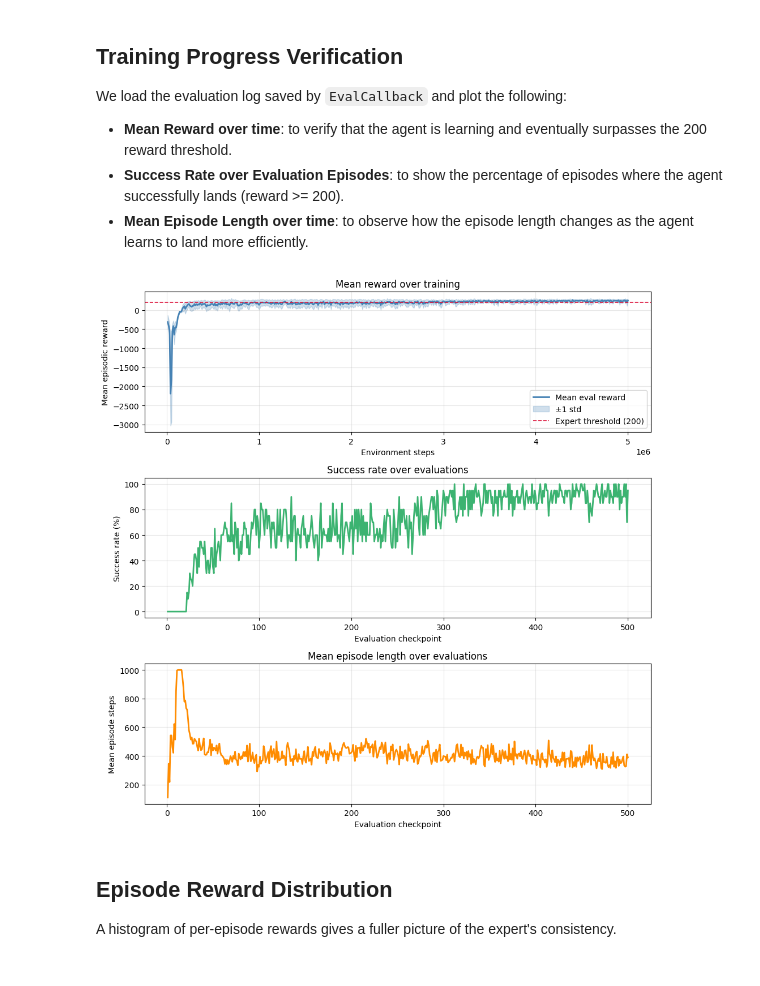
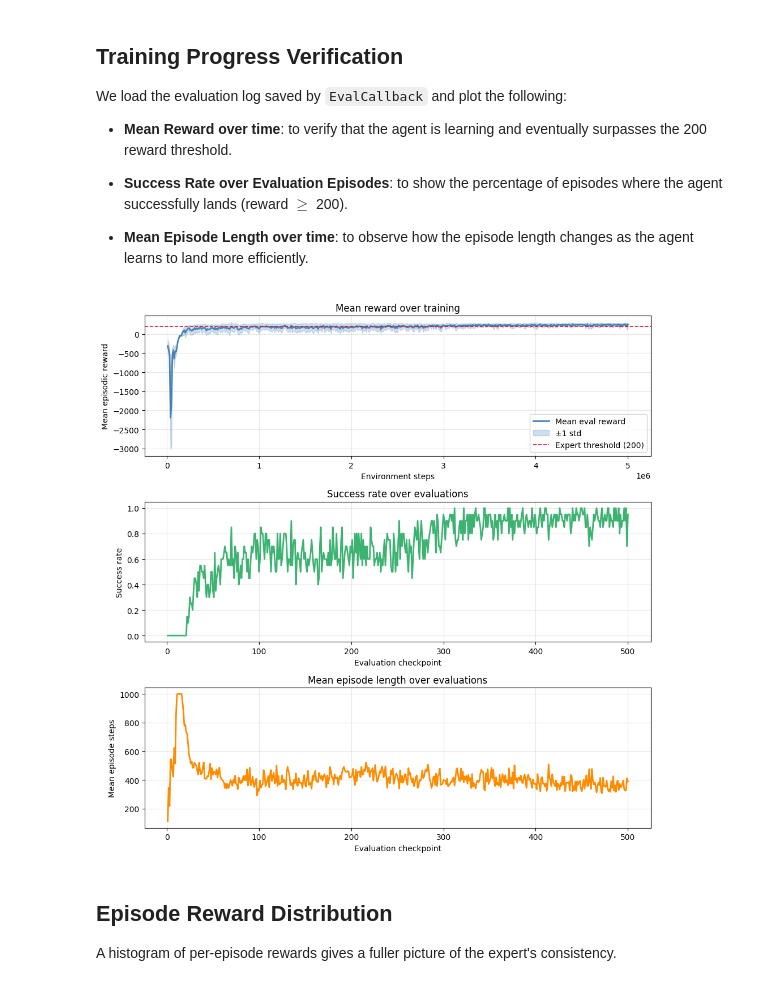
Before and after one commit to TalHibner/reinforcement-learning-imitation-learning-Assignment1, a Jupyter notebook: assignment1.ipynb, the cells around one changed output. Saved outputs shown, nothing was run; the diff lists cells and outputs as text; code cells hidden in the pictures.

```diff
--- a/assignment1.ipynb
+++ b/assignment1.ipynb
@@ -132,49 +121,49 @@ eval_env.close()
 ## Training Progress Verification
 
 We load the evaluation log saved by `EvalCallback` and plot the following:
+
 - **Mean Reward over time**: to verify that the agent is learning and eventually surpasses the 200 reward threshold.
-- **Success Rate over Evaluation Episodes**: to show the percentage of episodes where the agent successfully lands (reward >= 200).
+
+- **Success Rate over Evaluation Episodes**: to show the percentage of episodes where the agent successfully lands (reward $\geq$ 200).
+
 - **Mean Episode Length over time**: to observe how the episode length changes as the agent learns to land more efficiently.
 # %%
-eval_log = np.load('logs/evaluations_5m.npz')
+eval_log = np.load("logs/5m/evaluations.npz")
 
-timesteps = eval_log['timesteps']
-mean_rewards = eval_log['results'].mean(axis=1)
-std_rewards = eval_log['results'].std(axis=1)
-success_rate = (eval_log['results'] >= 200).mean(axis=1) * 100
-mean_ep_len = eval_log['ep_lengths'].mean(axis=1)
+timesteps = eval_log["timesteps"]
+mean_rewards = eval_log["results"].mean(axis=1)
+std_rewards = eval_log["results"].std(axis=1)
+success_rate = (eval_log["results"] >= 200).mean(axis=1)
+mean_ep_len = eval_log["ep_lengths"].mean(axis=1)
 
 fig, axes = plt.subplots(3, 1, figsize=(10, 10))
 
 # Row 1: Training curve with confidence band
-axes[0].plot(timesteps, mean_rewards, label='Mean eval reward', color='steelblue', linewidth=2)
-axes[0].fill_between(timesteps,
-                     mean_rewards - std_rewards,
-                     mean_rewards + std_rewards,
-                     alpha=0.25, color='steelblue', label='±1 std')
-axes[0].axhline(200, color='crimson', linestyle='--', linewidth=1.2, label='Expert threshold (200)')
-axes[0].set_xlabel('Environment steps')
-axes[0].set_ylabel('Mean episodic reward')
-axes[0].set_title(f'Mean reward over training')
+axes[0].plot(timesteps, mean_rewards, label="Mean eval reward", color="steelblue", linewidth=2)
+axes[0].fill_between(timesteps, mean_rewards - std_rewards, mean_rewards + std_rewards, alpha=0.25, color="steelblue", label="±1 std")
+axes[0].axhline(200, color="crimson", linestyle="--", linewidth=1.2, label="Expert threshold (200)")
+axes[0].set_xlabel("Environment steps")
+axes[0].set_ylabel("Mean episodic reward")
+axes[0].set_title(f"Mean reward over training")
 axes[0].legend()
 axes[0].grid(True, alpha=0.3)
 
 # Row 2: Success rate
-axes[1].plot(np.arange(1, len(timesteps) + 1), success_rate, color='mediumseagreen', linewidth=2)
-axes[1].set_xlabel('Evaluation checkpoint')
-axes[1].set_ylabel('Success rate (%)')
-axes[1].set_title('Success rate over evaluations')
+axes[1].plot(np.arange(1, len(timesteps) + 1), success_rate, color="mediumseagreen", linewidth=2)
+axes[1].set_xlabel("Evaluation checkpoint")
+axes[1].set_ylabel("Success rate")
+axes[1].set_title("Success rate over evaluations")
 axes[1].grid(True, alpha=0.3)
 
 # Row 3: Mean episode length
-axes[2].plot(np.arange(1, len(timesteps) + 1), mean_ep_len, color='darkorange', linewidth=2)
-axes[2].set_xlabel('Evaluation checkpoint')
-axes[2].set_ylabel('Mean episode steps')
-axes[2].set_title('Mean episode length over evaluations')
+axes[2].plot(np.arange(1, len(timesteps) + 1), mean_ep_len, color="darkorange", linewidth=2)
+axes[2].set_xlabel("Evaluation checkpoint")
+axes[2].set_ylabel("Mean episode steps")
+axes[2].set_title("Mean episode length over evaluations")
 axes[2].grid(True, alpha=0.3)
 
 plt.tight_layout()
-plt.savefig('logs/a_training_analysis.png', dpi=150)
+plt.savefig("logs/a_training_analysis.png", dpi=150)
 plt.show()
 # %% [output]
-[figure, old version]
+[figure, new version]
```
Also changed, not shown: parts of 34 cells of this notebook.
